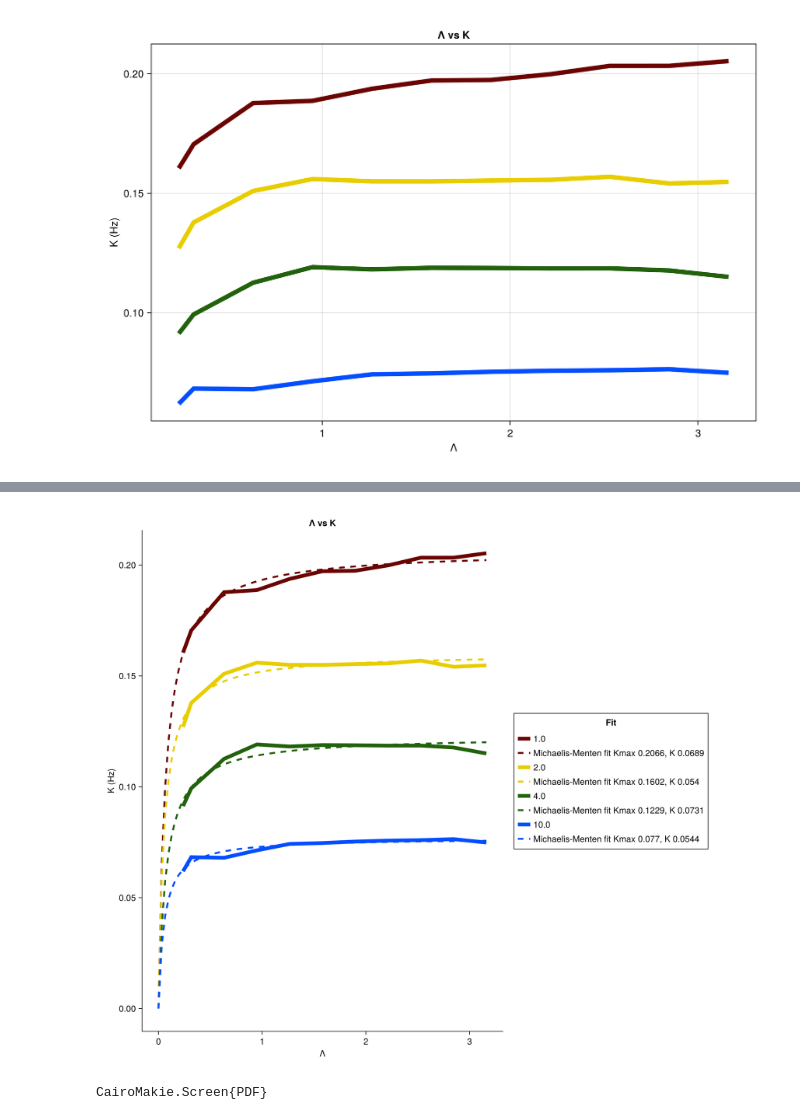
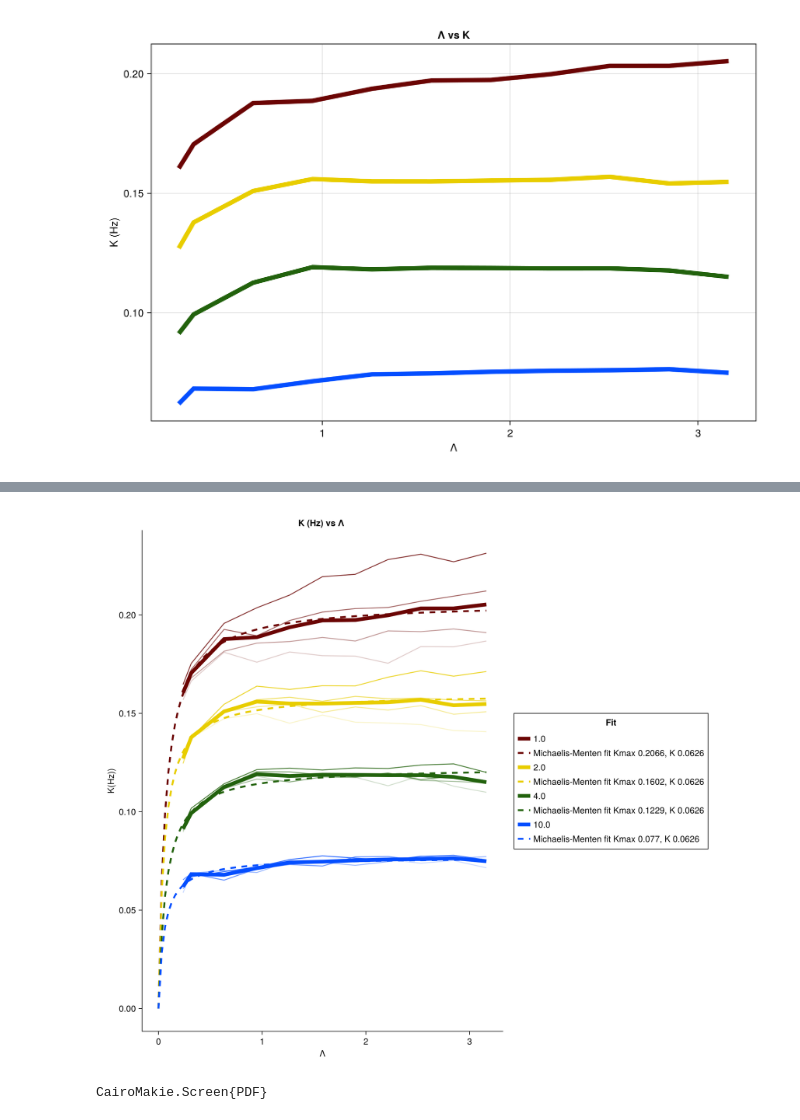
Before and after one commit to jmarib/CellBasedModels.jl, a Jupyter notebook: examples/final_characterization.ipynb, the cells around one changed output, grey strips where cells are left out. Saved outputs shown, nothing was run; the diff lists cells and outputs as text; code cells hidden in the pictures.

```diff
--- a/examples/final_characterization.ipynb
+++ b/examples/final_characterization.ipynb
@@ -572,17 +693,17 @@ fig
 # %%
-real_lambdas = [0.0790569415, 0.158113883, 0.2371708245, 0.316227766, 0.632455532, 0.9486832981, 1.264911064, 1.58113883, 1.897366596, 2.213594362, 2.529822128, 2.846049894, 3.16227766, 4.111, 4.743, 6.325]
-lambdas = [ 0.75, 1.0, 2.0, 3.0, 4.0, 5.0, 6.0, 7.0, 8.0, 9.0, 10.0, 13.0, 15.0, 20.0]
+real_lambdas = [0.0790569415, 0.158113883, 0.2371708245, 0.316227766, 0.632455532, 0.9486832981, 1.264911064, 1.58113883, 1.897366596, 2.213594362, 2.529822128, 2.846049894, 3.16227766]
+lambdas = [0.75, 1.0, 2.0, 3.0, 4.0, 5.0, 6.0, 7.0, 8.0, 9.0, 10.0]
 
 tms = [1.0, 2.0, 4.0, 10.0]
 vel = [5.0, 10.0, 20.0, 100.0]
 
 fig = Figure(size = (1000, 900))
-# ax_k = Axis(fig[1,1], title = "Λ vs D", xlabel = "Λ", ylabel = "D")
-ax_k = Axis(fig[1,1], title = "Λ vs K", xlabel = "Λ", ylabel = "K (Hz)")
+ax_k = CairoMakie.Axis(fig[1,1], title = "K (Hz) vs Λ ", xlabel = "Λ", ylabel = "K(Hz))")
+# ax_k = CairoMakie.Axis(fig[1,1], title = "Λ vs K", xlabel = "Λ", ylabel = "K (Hz)")
 # ax_D = Axis(fig[1,2], title = "Λ vs Variance", xlabel = "Λ", ylabel = L"Variance ($\mu m^2$)")
 # ax_D = Axis(fig[1,2], title = "Λ vs D", xlabel = "Λ", ylabel = L"D ($\frac{\mu m^2}{s}$)")
 # ax_P = Axis(fig[1,1], title = L"P(esc) $\sqrt{\tau _m}$ vs $\Lambda$ ", xlabel = L"log($\Lambda$)", ylabel = L"log (P(esc) $\sqrt{\tau _m}$)")
-# ax_P = Axis(fig[1,1], title = "Λ vs P(esc)", xlabel = "Λ", ylabel = "P(esc)")
+# ax_P = CairoMakie.Axis(fig[1,1], title = "K (Hz) vs Λ ", xlabel = "Λ", ylabel = "K(Hz))")
 lambdas_x = real_lambdas[3:end]
 
 tm1_c = colorant"#6B0504"
@@ -592,13 +713,13 @@ tm10_c = colorant"#044EFF"
 
 colors = [tm1_c, tm2_c, tm4_c, tm10_c]
 intensity = [0.8, 0.6, 0.4, 0.2]
-mean_P_tm = zeros(4, 14)
-mean_Ptm = Float64[]
+# mean_P_tm = zeros(4, 11)
+# mean_Ptm = Float64[]
 
 for (idx_t, tm) in enumerate(tms)
-        mean_tms_k = zeros(4, 14)
-        mean_tms_D = zeros(4, 14)
-        mean_tms_P = zeros(4, 14)
+        mean_tms_k = zeros(4, 11)
+        # mean_tms_D = zeros(4, 11)
+        # mean_tms_P = zeros(4, 11)
 
 
     for (idx_v, v) in enumerate(vel)
@@ -621,23 +742,23 @@ for (idx_t, tm) in enumerate(tms)
 
             # field = row2.l[1]
             k = row.k[1]
-            D = row.D[1]
-            P_esc = row.P_esc[1]
+            # D = row.D[1]
+            # P_esc = row.P_esc[1]
             # vl = v / field
 
             push!(k_v, k)
-            push!(D_v, D)
-            push!(P_v, P_esc)
+            # push!(D_v, D)
+            # push!(P_v, P_esc)
             # push!(v_l, field)
         end
 
         mean_tms_k[idx_v, :] = k_v
-        mean_tms_D[idx_v, :] = D_v
-        mean_tms_P[idx_v, :] = P_v
+        # mean_tms_D[idx_v, :] = D_v
+        # mean_tms_P[idx_v, :] = P_v
 
 
 
-        lines!(ax_P,log.(lambdas_x[3:14]) ,log.(P_v[3:14] .* sqrt(tm)), color = (colors[idx_t], intensity[idx_v]))
+        lines!(ax_k, lambdas_x[1:11] ,k_v[1:11], color = (colors[idx_t], intensity[idx_v]))
         # lines!(ax_P,range(-0.5,1),range(-0.5,1), label ="m=1", color = (colors[idx_t], intensity[idx_v]))
         # lines!(ax_k, lambdas_x, k_v, label ="$v", color = (colors[idx_t], intensity[idx_v]))
         # lines!(ax_D, lambdas_x, D_v, label ="$v", color = (colors[idx_t], intensity[idx_v]))
@@ -653,8 +774,8 @@ for (idx_t, tm) in enumerate(tms)
 
     for i in 1:length(lambdas)
         push!(mean_k, mean(mean_tms_k[:, i]))
-        push!(mean_D, mean(mean_tms_D[:, i]))
-        push!(mean_P, mean(mean_tms_P[:, i]))
+        # push!(mean_D, mean(mean_tms_D[:, i]))
+        # push!(mean_P, mean(mean_tms_P[:, i]))
 
     end
 
@@ -672,36 +793,38 @@ for (idx_t, tm) in enumerate(tms)
     fit = curve_fit(mm_model, xdata, ydata, p0)
 
     p = fit.param
-    kmax, K = p
+    kmax = p[1]
+    K = 0.0626
 
     xfit = range(0, maximum(xdata), length=100)
+    # xfit = range(0, maximum(xdata), length=100)
     yfit = mm_model(xfit, p)
     lines!(ax_k, xfit, yfit, linewidth=3, label="Michaelis-Menten fit Kmax $(round(kmax, digits=4)), K $(round(K, digits=4))", linestyle =:dash, color = colors[idx_t])
     # # lines!(ax_D, lambdas_x, mean_D, linewidth = 6, label ="$tm", color = colors[idx_t])
     # # lines!(ax_P, lambdas_x, mean_P, linewidth = 6, label ="$tm", color = colors[idx_t])
 
     # slope, intercept = linear_fit(log.(lambdas_x[3:14]), log.(mean_P[3:14]))
     # lines!(ax_P, log.(lambdas_x[3:14]), intercept .+  log.(lambdas_x[3:14]) .* slope, linestyle = :dash, color = :red, label = "$slope")
 end
 
 ax_k.topspinevisible = false
 ax_k.rightspinevisible = false
 ax_k.ygridvisible = false
 ax_k.xgridvisible = false
 
 # ax_D.topspinevisible = false
 # ax_D.rightspinevisible = false
 # ax_D.ygridvisible = false
 # ax_D.xgridvisible = false
 
 ax_P.topspinevisible = false
 ax_P.rightspinevisible = false
 ax_P.ygridvisible = false
 ax_P.xgridvisible = false
 
 fig[1,2] = Legend(fig, ax_k, "Fit") # ?
 
 fig
 # %% [output]
-[figure, old version]
+[figure, new version]
 # %%
```
Also changed, not shown: parts of 19 cells of this notebook, 3 other files.
